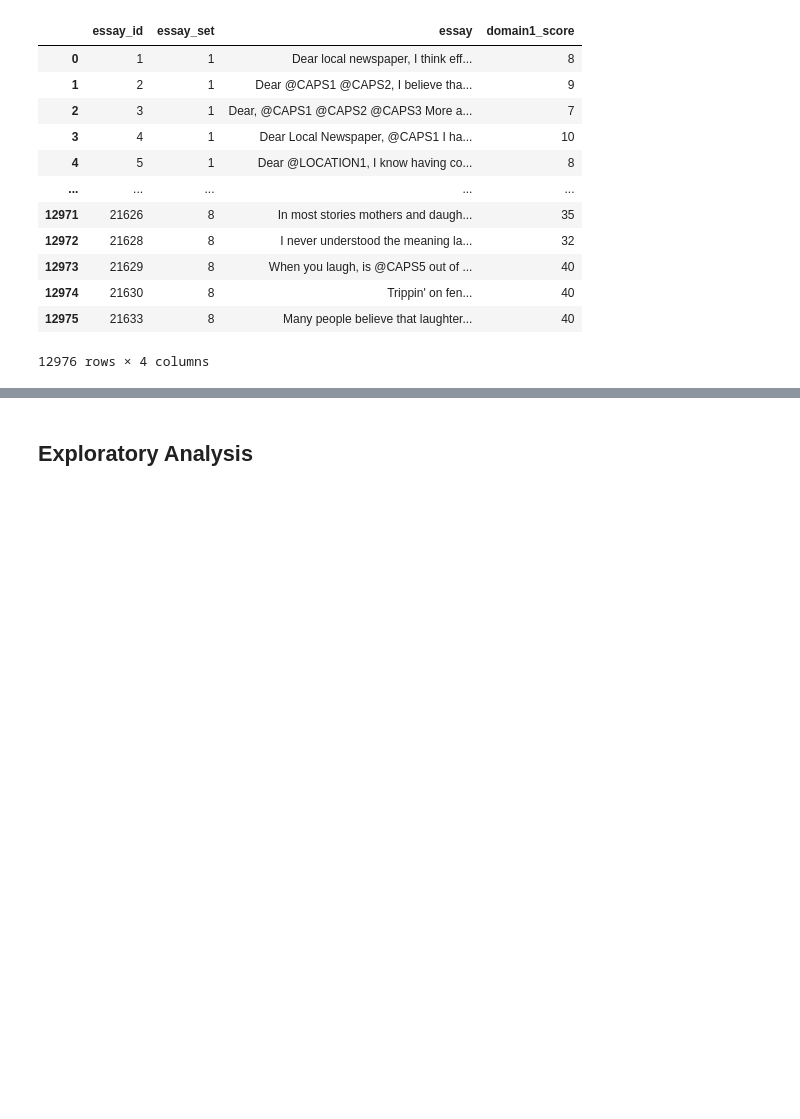
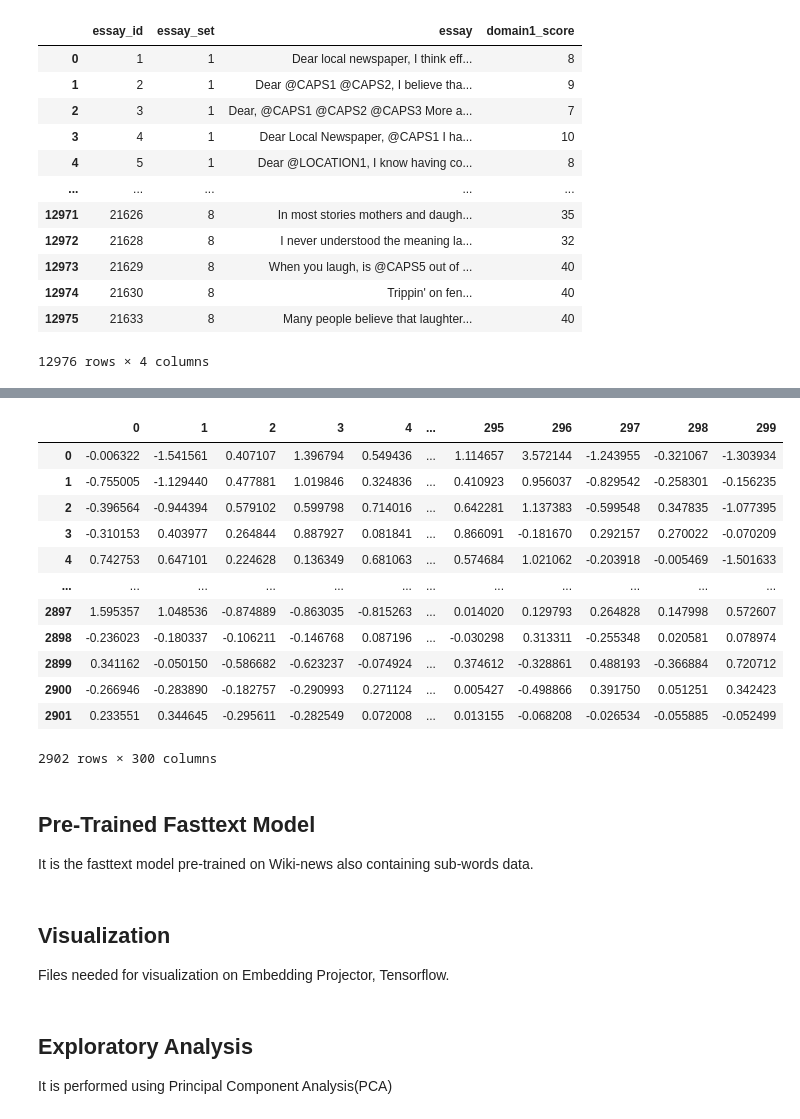
Before and after one commit to axnmol/Automated-Essay-Scoring, a Jupyter notebook: AES_main.ipynb, the cells around one changed output, grey strips where cells are left out. Saved outputs shown, nothing was run; the diff lists cells and outputs as text; code cells hidden in the pictures; blank space fills up the shorter version.

```diff
--- a/AES_main.ipynb
+++ b/AES_main.ipynb
@@ -147,8 +201,10 @@ df.head()
 from gensim.models import KeyedVectors
 
 modelbasic = Word2Vec.load('./word2vecvis/word2vecvisual.model')
-total_examples = modelbasic.corpus_count
-# Getting embeddings from pretrained word2vec model
+# getting embeddings from pretrained word2vec model
 modelbasic.intersect_word2vec_format('./word2vec/word2vec.bin', binary=True, lockf=1.0)
-modelbasic.train(allsentences,total_examples=total_examples, epochs=modelbasic.iter)
-modelbasic.save("./word2vec/word2vecPre.model")
+
+# will be using on training data
+# modelbasic.train(allsentences,total_examples=len(allsentences), epochs=modelbasic.iter)
+# modelbasic.init_sims(replace=True) # for normalizing
+# modelbasic.save("./word2vec/word2vecPre.model")
@@ -158,10 +215,12 @@ modelbasic.save("./word2vec/word2vecPre.model")
 from gensim.scripts.glove2word2vec import glove2word2vec
 
 modelglove = Word2Vec.load('./word2vecvis/word2vecvisual.model')
-total_examples = modelglove.corpus_count
 # Converting Glove to Word2Vec
 _ = glove2word2vec('./glove/glove.6B.300d.txt', "./glove/gloveW2V.txt")
 # Getting embeddings from pretrained Glove model
 modelglove.intersect_word2vec_format('./glove/gloveW2V.txt', binary=False, lockf=1.0)
-modelglove.train(allsentences,total_examples=total_examples, epochs=modelbasic.iter)
-modelglove.save("./glove/gloveW2V.model")
+
+# will be using on training data
+# modelglove.train(allsentences,total_examples=len(allsentences), epochs=modelbasic.iter)
+# modelglove.init_sims(replace=True) for normalizing
+# modelglove.save("./glove/gloveW2V.model")
@@ -173,0 +230,35 @@ modelglove.save("./glove/gloveW2V.model")
+# %%
+from gensim.models.fasttext import FastText
+
+ftmodel = FastText(
+    allsentences,
+    workers=num_workers,
+    size=num_features,
+    min_count = min_word_count,
+    window = context,
+    sample = downsampling
+)
+# ftmodel.save("./fasttext/fasttext.model") for saving with ngrams
+
+# embedding dataframe
+F=ftmodel.wv[ftmodel.wv.vocab]
+ft=pd.DataFrame(F)
+pd.options.display.max_columns=10
+ft
+# %% [output]
+|  | 0 | 1 | 2 | 3 | 4 | ... | 295 | 296 | 297 | 298 | 299 |
+| 0 | -0.006322 | -1.541561 | 0.407107 | 1.396794 | 0.549436 | ... | 1.114657 | 3.572144 | -1.243955 | -0.321067 | -1.303934 |
+| 1 | -0.755005 | -1.129440 | 0.477881 | 1.019846 | 0.324836 | ... | 0.410923 | 0.956037 | -0.829542 | -0.258301 | -0.156235 |
+| 2 | -0.396564 | -0.944394 | 0.579102 | 0.599798 | 0.714016 | ... | 0.642281 | 1.137383 | -0.599548 | 0.347835 | -1.077395 |
+| 3 | -0.310153 | 0.403977 | 0.264844 | 0.887927 | 0.081841 | ... | 0.866091 | -0.181670 | 0.292157 | 0.270022 | -0.070209 |
+| 4 | 0.742753 | 0.647101 | 0.224628 | 0.136349 | 0.681063 | ... | 0.574684 | 1.021062 | -0.203918 | -0.005469 | -1.501633 |
+| ... | ... | ... | ... | ... | ... | ... | ... | ... | ... | ... | ... |
+| 2897 | 1.595357 | 1.048536 | -0.874889 | -0.863035 | -0.815263 | ... | 0.014020 | 0.129793 | 0.264828 | 0.147998 | 0.572607 |
+| 2898 | -0.236023 | -0.180337 | -0.106211 | -0.146768 | 0.087196 | ... | -0.030298 | 0.313311 | -0.255348 | 0.020581 | 0.078974 |
+| 2899 | 0.341162 | -0.050150 | -0.586682 | -0.623237 | -0.074924 | ... | 0.374612 | -0.328861 | 0.488193 | -0.366884 | 0.720712 |
+| 2900 | -0.266946 | -0.283890 | -0.182757 | -0.290993 | 0.271124 | ... | 0.005427 | -0.498866 | 0.391750 | 0.051251 | 0.342423 |
+| 2901 | 0.233551 | 0.344645 | -0.295611 | -0.282549 | 0.072008 | ... | 0.013155 | -0.068208 | -0.026534 | -0.055885 | -0.052499 |
+2902 rows × 300 columns
+# %% [markdown]
+## Pre-Trained Fasttext Model
+It is the fasttext model pre-trained on Wiki-news also containing sub-words data.
@@ -174,3 +274,6 @@ modelglove.save("./glove/gloveW2V.model")
+# %% [markdown]
+## Visualization
+Files needed for visualization on Embedding Projector, Tensorflow.
 # %%
 # Storing Visual model tsv files
 import io # for input output
@@ -194,8 +297,9 @@ out_m.close()
 # Select “Choose file” in “Load a TSV file of metadata.” and choose “meta.tsv” file.
 # The model has been visualized in 3D/2D.
 # It is done on choosing variable with higher variance as a dimension from the vector
-# %% [markdown]
-## Exploratory Analysis
+# %% [markdown]
+## Exploratory Analysis
+It is performed using Principal Component Analysis(PCA)
 # %%
 import matplotlib.pyplot as plt
 import matplotlib.cm as cm
```
Also changed, not shown: parts of 35 cells of this notebook, 6 other files.
